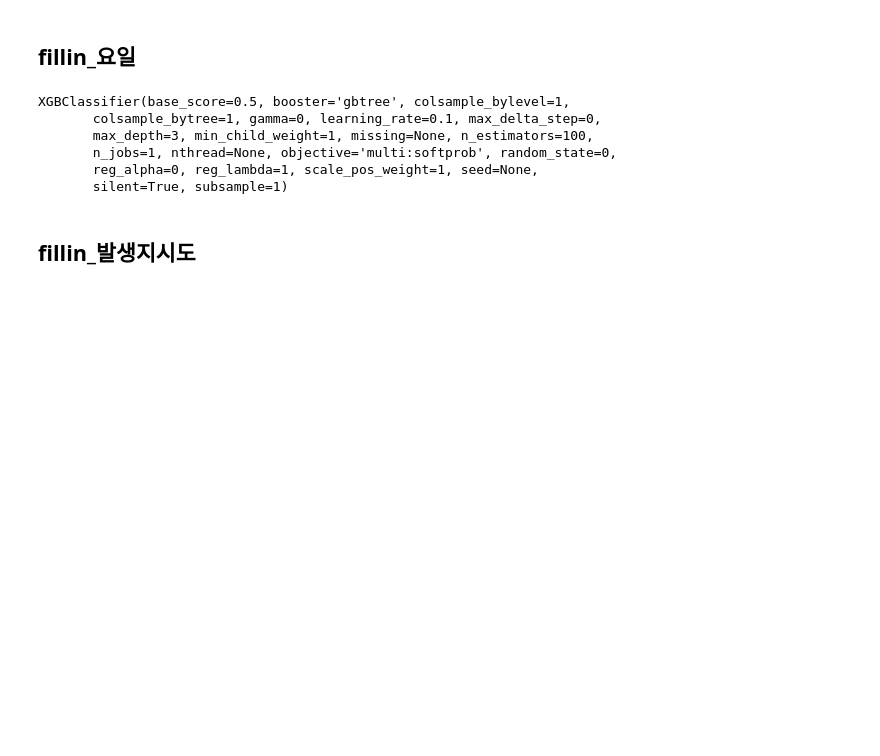
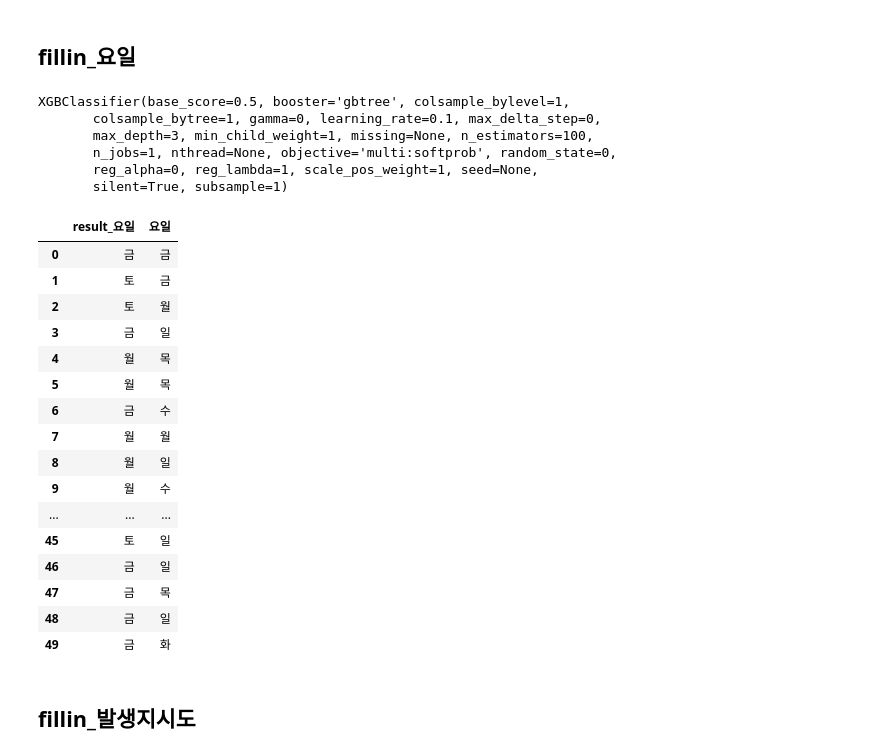
Before and after one commit to willthd/Data-Science, a Jupyter notebook: dataChallenge/dataChellenge.ipynb, the cells around one changed output. Cells and saved outputs as stored; diff of their text form; code cells hidden in the pictures; blank space fills up the shorter version.

```diff
--- a/dataChallenge/dataChellenge.ipynb
+++ b/dataChallenge/dataChellenge.ipynb
@@ -613,27 +627,29 @@ test["사고유형_중분류_측면충돌"] = test["사고유형_중분류"] ==
 test["사고유형_중분류_공작물충돌"] = test["사고유형_중분류"] == "공작물충돌"
 test["사고유형_중분류_길가장자리구역통행중"] = test["사고유형_중분류"] == "길가장자리구역통행중"
 # %%
-train["당사자종별_1당_대분류_이륜차"] = train["당사자종별_1당_대분류"] == "이륜차"
-train["당사자종별_1당_대분류_자전거"] = train["당사자종별_1당_대분류"] == "자전거"
 train["당사자종별_1당_대분류_승용차"] = train["당사자종별_1당_대분류"] == "승용차"
 train["당사자종별_1당_대분류_승합차"] = train["당사자종별_1당_대분류"] == "승합차"
 train["당사자종별_1당_대분류_화물차"] = train["당사자종별_1당_대분류"] == "화물차"
+train["당사자종별_1당_대분류_특수차"] = train["당사자종별_1당_대분류"] == "특수차"
 
-test["당사자종별_1당_대분류_이륜차"] = test["당사자종별_1당_대분류"] == "이륜차"
-test["당사자종별_1당_대분류_자전거"] = test["당사자종별_1당_대분류"] == "자전거"
 test["당사자종별_1당_대분류_승용차"] = test["당사자종별_1당_대분류"] == "승용차"
 test["당사자종별_1당_대분류_승합차"] = test["당사자종별_1당_대분류"] == "승합차"
 test["당사자종별_1당_대분류_화물차"] = test["당사자종별_1당_대분류"] == "화물차"
+test["당사자종별_1당_대분류_특수차"] = test["당사자종별_1당_대분류"] == "특수차"
 # %%
 train["당사자종별_2당_대분류_승용차"] = train["당사자종별_2당_대분류"] == "승용차"
 train["당사자종별_2당_대분류_보행자"] = train["당사자종별_2당_대분류"] == "보행자"
 train["당사자종별_2당_대분류_원동기장치자전거"] = train["당사자종별_2당_대분류"] == "원동기장치자전거"
+train["당사자종별_2당_대분류_이륜차"] = train["당사자종별_2당_대분류"] == "이륜차"
+train["당사자종별_2당_대분류_없음"] = train["당사자종별_2당_대분류"] == "없음"
 
 test["당사자종별_2당_대분류_승용차"] = test["당사자종별_2당_대분류"] == "승용차"
 test["당사자종별_2당_대분류_보행자"] = test["당사자종별_2당_대분류"] == "보행자"
 test["당사자종별_2당_대분류_원동기장치자전거"] = test["당사자종별_2당_대분류"] == "원동기장치자전거"
+test["당사자종별_2당_대분류_이륜차"] = test["당사자종별_2당_대분류"] == "이륜차"
+test["당사자종별_2당_대분류_없음"] = test["당사자종별_2당_대분류"] == "없음"
 # %%
-feature_names = ["주야_주간", "주야_야간", "법규위반_안전운전 의무 불이행", "법규위반_신호위반", "사고유형_중분류_정면충돌", "사고유형_중분류_측면충돌", "사고유형_중분류_공작물충돌", "사고유형_중분류_길가장자리구역통행중", "당사자종별_1당_대분류_이륜차", "당사자종별_1당_대분류_자전거", "당사자종별_1당_대분류_승용차", "당사자종별_1당_대분류_승합차", "당사자종별_1당_대분류_화물차", "당사자종별_2당_대분류_승용차", "당사자종별_2당_대분류_보행자", "당사자종별_2당_대분류_원동기장치자전거", "사고유형_대분류_차대차", "사고유형_대분류_차대사람", "사고유형_대분류_차량단독"]
+feature_names = ["주야_주간", "주야_야간", "도로형태_교차로내", "도로형태_기타단일로", "법규위반_안전운전 의무 불이행", "법규위반_신호위반", "사고유형_중분류_정면충돌", "사고유형_중분류_측면충돌", "사고유형_중분류_공작물충돌", "사고유형_중분류_길가장자리구역통행중", "당사자종별_1당_대분류_승용차", "당사자종별_1당_대분류_승합차", "당사자종별_1당_대분류_화물차", "당사자종별_1당_대분류_특수차", "당사자종별_2당_대분류_승용차", "당사자종별_2당_대분류_보행자", "당사자종별_2당_대분류_원동기장치자전거", "당사자종별_2당_대분류_이륜차", "당사자종별_2당_대분류_없음", "사고유형_대분류_차대차", "사고유형_대분류_차대사람", "사고유형_대분류_차량단독"]
 label_name = "요일"
 # %%
 X_train = train[feature_names]
@@ -653,6 +669,25 @@ XGBClassifier(base_score=0.5, booster='gbtree', colsample_bylevel=1,
 # %%
 predictions = model.predict(X_test)
 test["result_요일"] = predictions
-test.loc[test["요일"].isnull(), "요일"] = test["result_요일"]
+#test.loc[test["요일"].isnull(), "요일"] = test["result_요일"]
+test[["result_요일", "요일"]]
+# %% [output]
+|  | result_요일 | 요일 |
+| 0 | 금 | 금 |
+| 1 | 토 | 금 |
+| 2 | 토 | 월 |
+| 3 | 금 | 일 |
+| 4 | 월 | 목 |
+| 5 | 월 | 목 |
+| 6 | 금 | 수 |
+| 7 | 월 | 월 |
+| 8 | 월 | 일 |
+| 9 | 월 | 수 |
+| ... | ... | ... |
+| 45 | 토 | 일 |
+| 46 | 금 | 일 |
+| 47 | 금 | 목 |
+| 48 | 금 | 일 |
+| 49 | 금 | 화 |
 # %% [markdown]
 ## fillin_발생지시도
```
Also changed, not shown: parts of 40 cells of this notebook.
